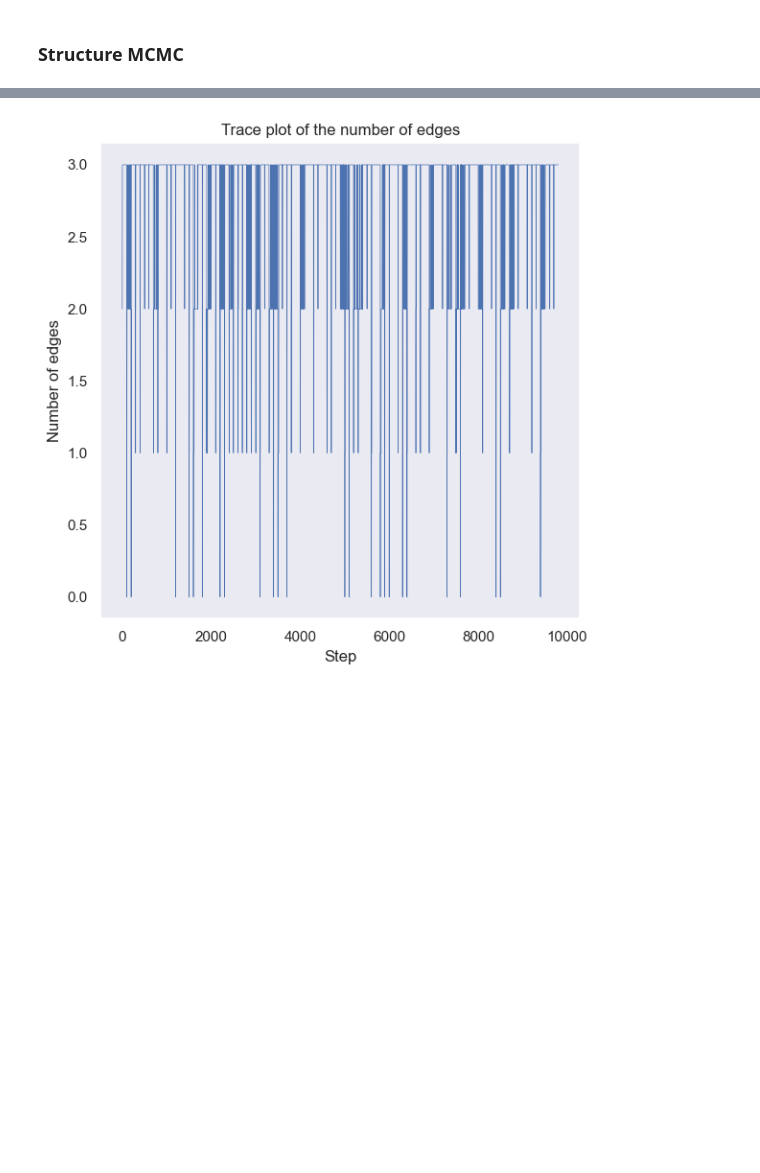
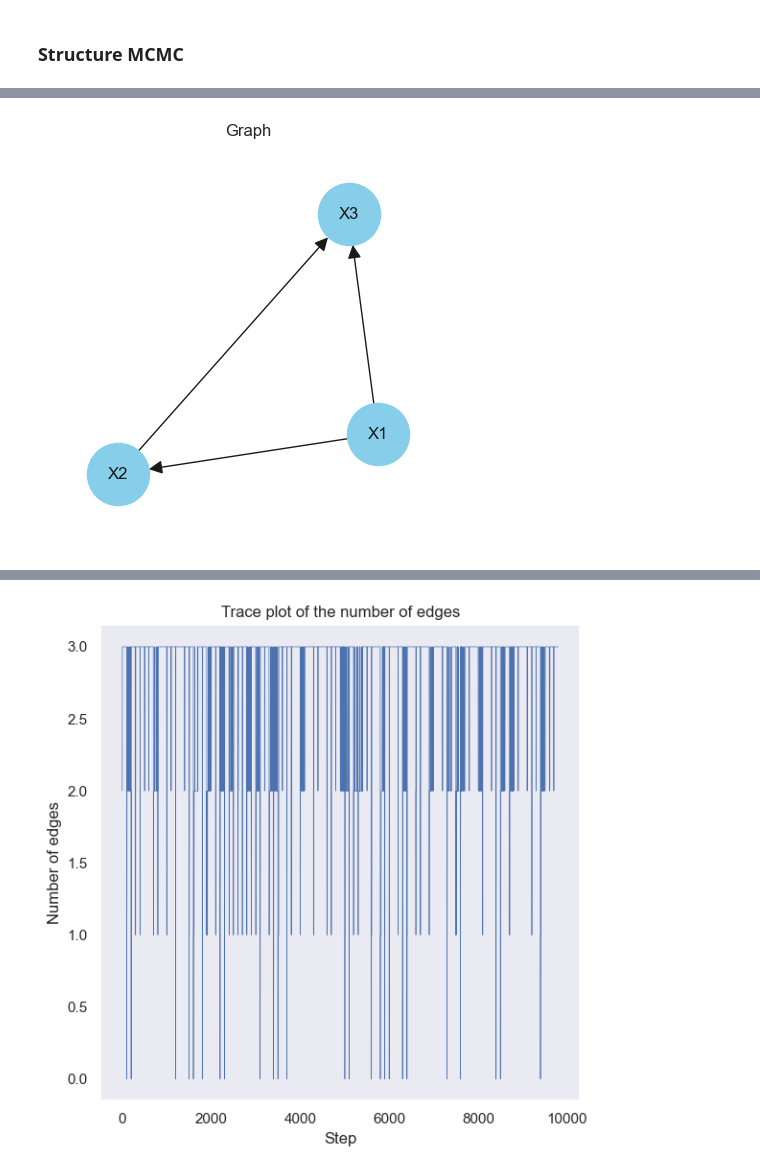
Before and after one commit to catarina-moreira/Structure_Learning_Study, a Jupyter notebook: causal_discovery/structure_mcmc_new.ipynb, the cells around one changed output, grey strips where cells are left out. Saved outputs shown, nothing was run; the diff lists cells and outputs as text; code cells hidden in the pictures; blank space fills up the shorter version.

```diff
--- a/causal_discovery/structure_mcmc_new.ipynb
+++ b/causal_discovery/structure_mcmc_new.ipynb
@@ -89,3 +98,7 @@ AttributeError: 'StructureMCMC' object has no attribute 'G'
+# %%
+plot_graph(graphs["G_2"])
+# %% [output]
+[figure, added]
 # %%
 # burnit
 BURNIT = 200
```
Also changed, not shown: parts of 7 cells of this notebook, 5 other files.
